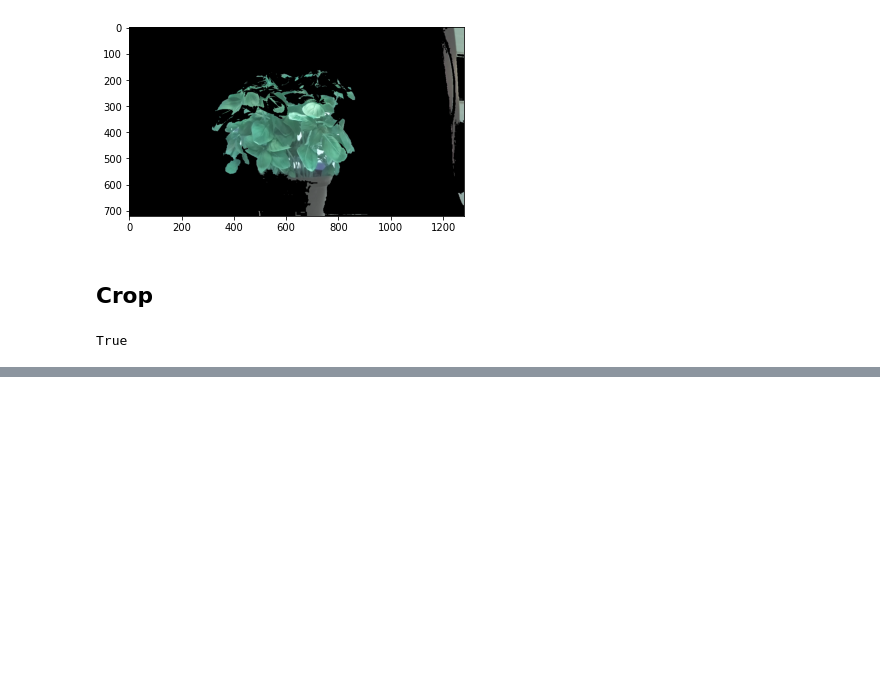
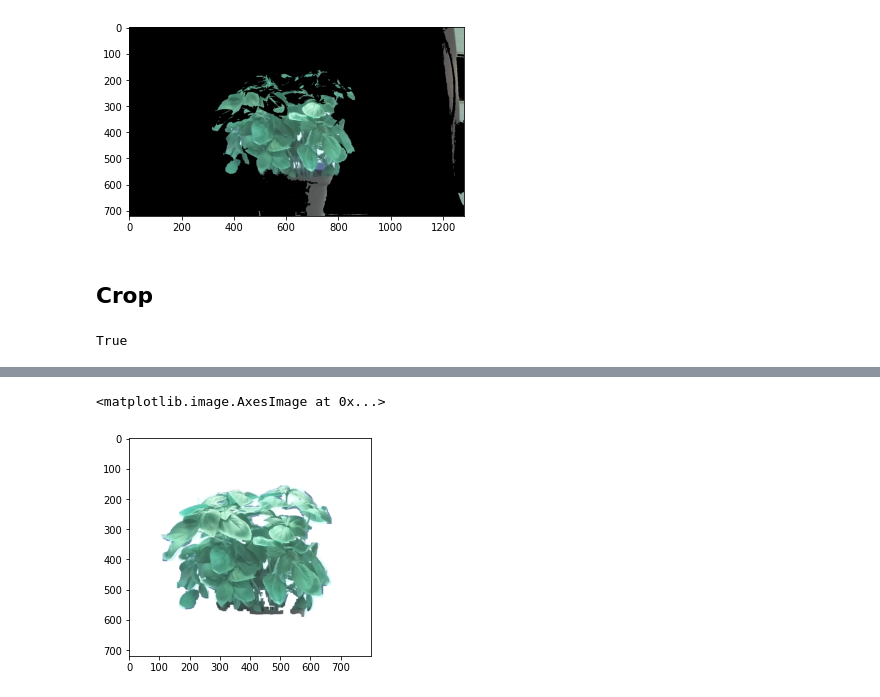
Before and after one commit to Lite-Fog/raspi-plant, a Jupyter notebook: raspi-plant.ipynb, the cells around one changed output, grey strips where cells are left out. Saved outputs shown, nothing was run; the diff lists cells and outputs as text; code cells hidden in the pictures; blank space fills up the shorter version.

```diff
--- a/raspi-plant.ipynb
+++ b/raspi-plant.ipynb
@@ -200,2 +210,0 @@ imshow(mask_g[:,250:1000])
-# %%
-img = mask_g[:,250:1000]
@@ -204,0 +211,7 @@ AttributeError: 'numpy.ndarray' object has no attribute 'save'
+# %%
+green,mask = erode_mask(img,n=4,ite=3)
+# %%
+imshow(green)
+# %% [output]
+<matplotlib.image.AxesImage at 0x...>
+[figure, added]
```
Also changed, not shown: parts of 6 cells of this notebook, 1 other file.
